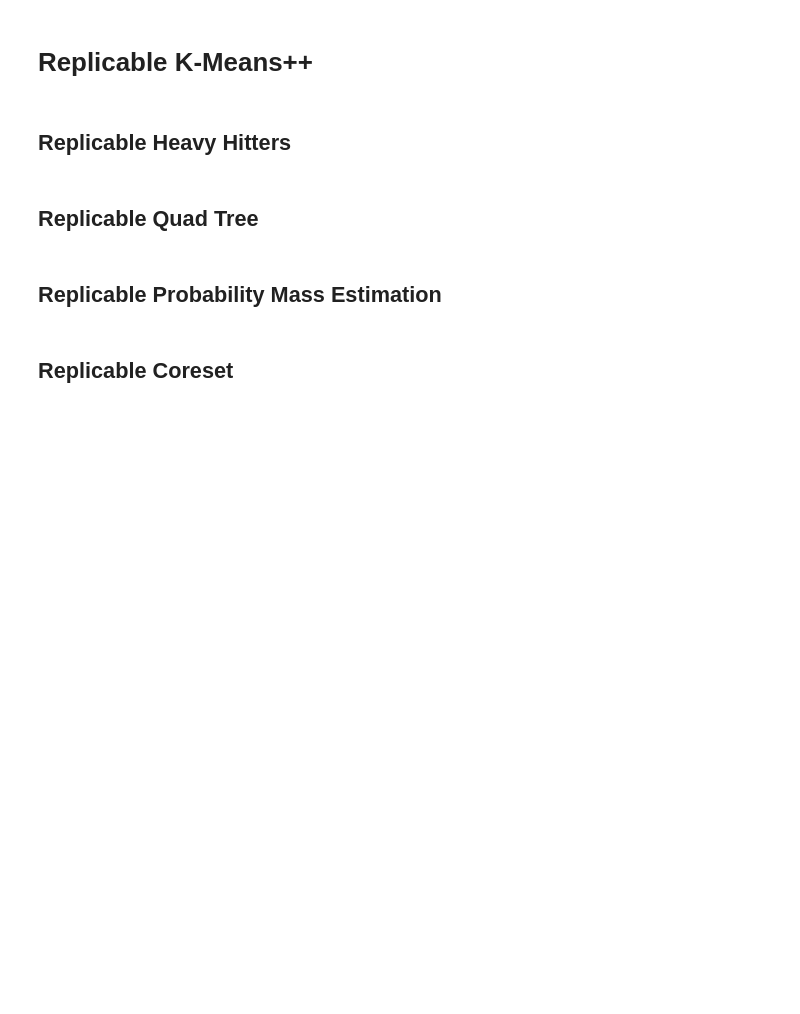
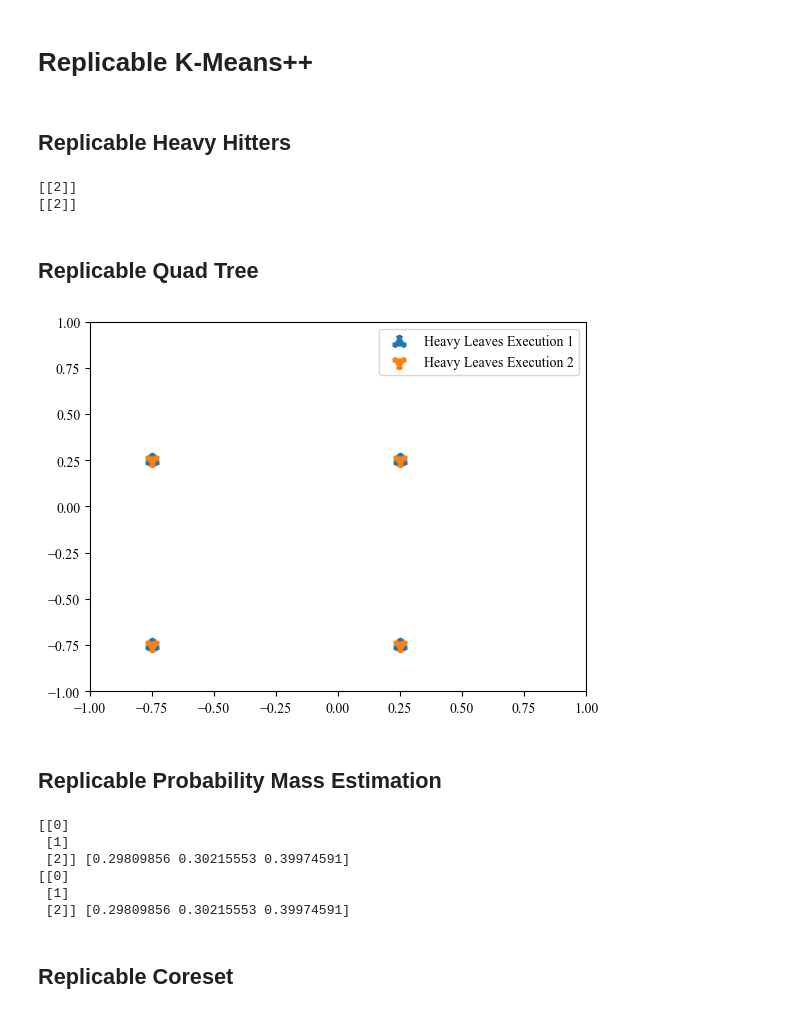
Before and after one commit to felix-cfzhou/replicable_clustering_experiments, a Jupyter notebook: replicable_clustering.ipynb, the cells around one changed output. Drawn from its saved outputs; the diff is of its cells as text; code cells hidden in the pictures; blank space fills up the shorter version.

```diff
--- a/replicable_clustering.ipynb
+++ b/replicable_clustering.ipynb
@@ -229,20 +33,39 @@ def r_heavy_hitters(
 # %%
-def toy_sampler(size: int, random_state: RandomState = None):
-    if random_state is None:
-        random_state = RandomState()
+from heavy_hitters import r_heavy_hitters
+from samplers import AbstractSampler
 
-    return np.random.choice([0, 1, 2], p=[0.3, 0.3, 0.4], size=size).reshape((-1, 1))
 
+class ToySampler(AbstractSampler):
+    def __call__(self, size: int) -> np.array:
+        return self.random_state.choice(
+            [0, 1, 2], p=[0.3, 0.3, 0.4], size=size
+        ).reshape((-1, 1))
+
+
+toy_sampler = ToySampler(16)
 
 print(
     r_heavy_hitters(
-        toy_sampler, thres=0.4, eps=0.1, rho=0.4, delta=0.1, random_state=RandomState(2)
+        toy_sampler,
+        thres=0.4,
+        eps=0.1,
+        rho=0.1,
+        delta=0.01,
+        random_state=2,
     )
 )
 print(
     r_heavy_hitters(
-        toy_sampler, thres=0.4, eps=0.1, rho=0.4, delta=0.1, random_state=RandomState(2)
+        toy_sampler,
+        thres=0.4,
+        eps=0.1,
+        rho=0.1,
+        delta=0.01,
+        random_state=2,
     )
 )
+# %% [output]
+[[2]]
+[[2]]
 # %% [markdown]
 ## Replicable Quad Tree
@@ -384,6 +72,8 @@ def r_quad_tree(
 # %%
+from quad_tree import r_quad_tree
+
 root1 = r_quad_tree(
-    sample_mixture_truncnorm,
+    truncnorm_sampler,
     k=3,
     eps=0.99,
     rho=0.4,
@@ -391,11 +81,11 @@ root1 = r_quad_tree(
     Gamma=0.5,
     beta=1.0,
     Delta=np.sqrt(2),
-    random_state=RandomState(2),
+    random_state=2,
 )
 
 root2 = r_quad_tree(
-    sample_mixture_truncnorm,
+    truncnorm_sampler,
     k=3,
     eps=0.99,
     rho=0.4,
@@ -403,5 +93,5 @@ root2 = r_quad_tree(
     Gamma=0.5,
     beta=1.0,
     Delta=np.sqrt(2),
-    random_state=RandomState(2),
+    random_state=2,
 )
@@ -435,2 +98,23 @@ plt.show()
+# %%
+heavy_nodes1 = root1.get_leaves()
+heavy_nodes2 = root2.get_leaves()
+
+plot2D(
+    heavy_nodes1,
+    marker="1",
+    linewidth=10,
+    label="Heavy Leaves Execution 1",
+)
+plot2D(
+    heavy_nodes1,
+    marker="2",
+    linewidth=10,
+    label="Heavy Leaves Execution 2",
+)
+
+plt.legend()
+plt.show()
+# %% [output]
+[figure, added]
 # %% [markdown]
 ## Replicable Probability Mass Estimation
@@ -462,9 +121,11 @@ def r_prob_mass(sampler, N: int, rho: float, eps: float, delta: float, random_st
 # %%
+from mass_estimation import r_prob_mass
+
 samples1, mass1 = r_prob_mass(
-    toy_sampler, N=3, rho=0.4, eps=0.1, delta=0.1, random_state=RandomState(2)
+    toy_sampler, N=3, rho=0.4, eps=0.01, delta=0.01, random_state=2
 )
 samples2, mass2 = r_prob_mass(
-    toy_sampler, N=3, rho=0.4, eps=0.1, delta=0.1, random_state=RandomState(2)
+    toy_sampler, N=3, rho=0.4, eps=0.01, delta=0.01, random_state=2
 )
 
 assert np.isclose(mass1.sum(), 1.0)
@@ -472,5 +133,12 @@ assert np.isclose(mass2.sum(), 1.0)
 
 print(samples1, mass1)
 print(samples2, mass2)
+# %% [output]
+[[0]
+ [1]
+ [2]] [0.29809856 0.30215553 0.39974591]
+[[0]
+ [1]
+ [2]] [0.29809856 0.30215553 0.39974591]
 # %% [markdown]
 ## Replicable Coreset
```
Also changed, not shown: parts of 27 cells of this notebook, 17 other files.
